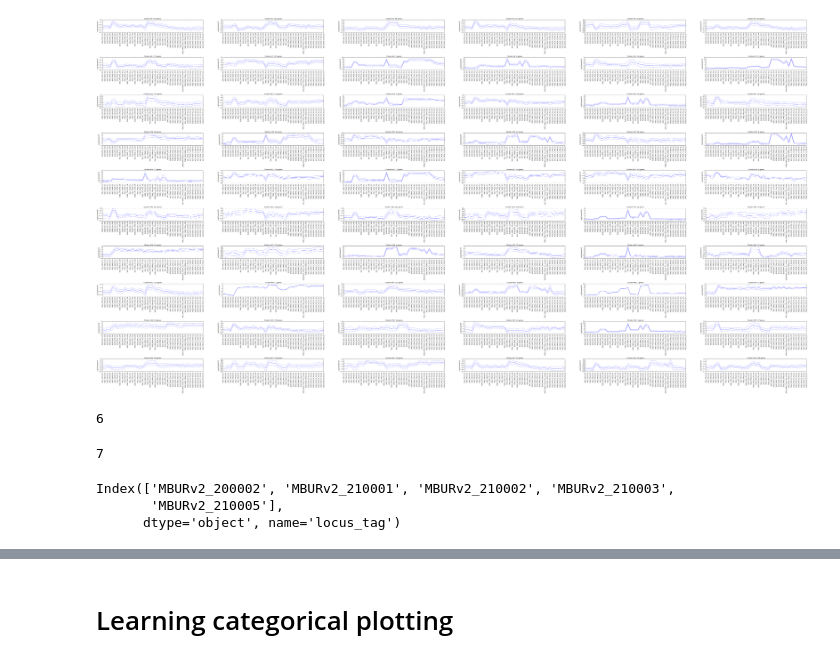
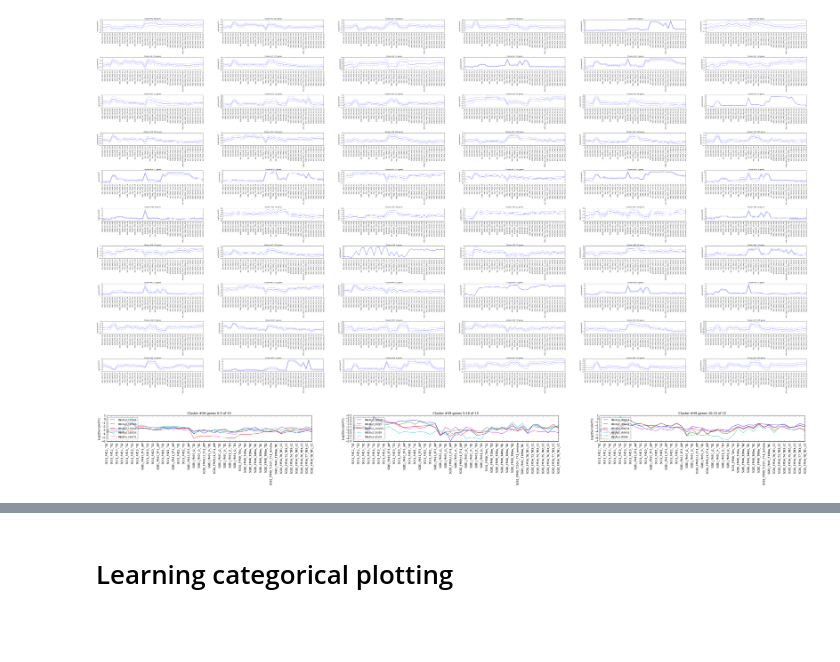
Before and after one commit to JiayuanGuo/Cu_transition_time_course-, a Jupyter notebook: Clustering_all_transcripts_via_K_means.ipynb, the cells around one changed output, grey strips where cells are left out. Saved outputs shown, nothing was run; the diff lists cells and outputs as text; code cells hidden in the pictures; blank space fills up the shorter version.

Commit message:
finished the gene list plotting

```diff
--- a/Clustering_all_transcripts_via_K_means.ipynb
+++ b/Clustering_all_transcripts_via_K_means.ipynb
@@ -161,6 +161,4 @@ df6_clusters = pd.concat([df5_log2_ratio, clusters_df], axis = 1)
 # %%
 import matplotlib.pyplot as plt
 %matplotlib inline
-import seaborn as sns
-sns.set()
 # %%
@@ -214,45 +215,53 @@ draw_scatter(testa, 10, 6 )
 # %% [output]
 [figure]
 # %%
-def draw_scatter(df, clst, n_rows, n_cols):
+def draw_clst_genes(df, clst):
+
+    """
+    Plots the expression profile of each gene in a specified cluster. Creates subplots with 5 genes per subplot.
+
+
+    df: dataframe with normalized read counts for each sample and a "cluster" column with cluster id #
+    clst: int value of the cluster number the genes of which need to be plotting across samples.
+    """
+
 
     fig = plt.figure(figsize = (100, 50))
     x_axis = list(range(len(df.columns)-1))
     x_ticks = df.loc[:, df.columns != "cluster"]
 
     clst_index = df.loc[df["cluster"] == clst,:].index
+
+    n_cols = 6
+    n_rows = 10
 
     count_subplots = 1
     for i, val in enumerate(clst_index):
 
         if i % 5 == 0:
             ax = fig.add_subplot(n_rows, n_cols, count_subplots)
             count_subplots += 1
             title_str = "Cluster #"+ str(clst) + " genes " + str(i) + "-" + str(i + 5) +" of " + str(len(clst_index))
 
         y = df.loc[val, (df.columns != "cluster")].values
         ax.set_xticks(x_axis)
         ax.set_xticklabels(x_ticks, rotation = "vertical")
         ax.set_title(title_str)
         ax.set_ylabel("Log2(Sample/T0)")
 
         ax.plot(x_axis,y, label = str(val))
-        ax.legend(loc='upper left', shadow=True)
+        leg = ax.legend(fancybox = True ,loc='upper left')
+        leg.get_frame().set_alpha(0.5) #translucent
+
+        for label in leg.get_texts():
+            label.set_fontsize('small')
 
     fig.subplots_adjust(hspace = 2)
     plt.show()
     fig.savefig("cluster " + str(clst) + " genes.pdf")
     return list(clst_index) #returns a list
 
 testa = df6_clusters #.iloc[:500,:]
-the_list = draw_scatter(testa, 39, 6, 4)
+the_list = draw_clst_genes(testa, 39)
+# %% [output]
+[figure, added]
-# %%
-x = 6
-print(x)
-# %% [output]
-6
-# %%
-x += 1
-print(x)
-# %% [output]
-7
@@ -266,6 +267,0 @@ for i in clst_index:
-# %%
-clst_index
-# %% [output]
-Index(['MBURv2_200002', 'MBURv2_210001', 'MBURv2_210002', 'MBURv2_210003',
-       'MBURv2_210005'],
-      dtype='object', name='locus_tag')
```
Also changed, not shown: parts of 12 cells of this notebook.
